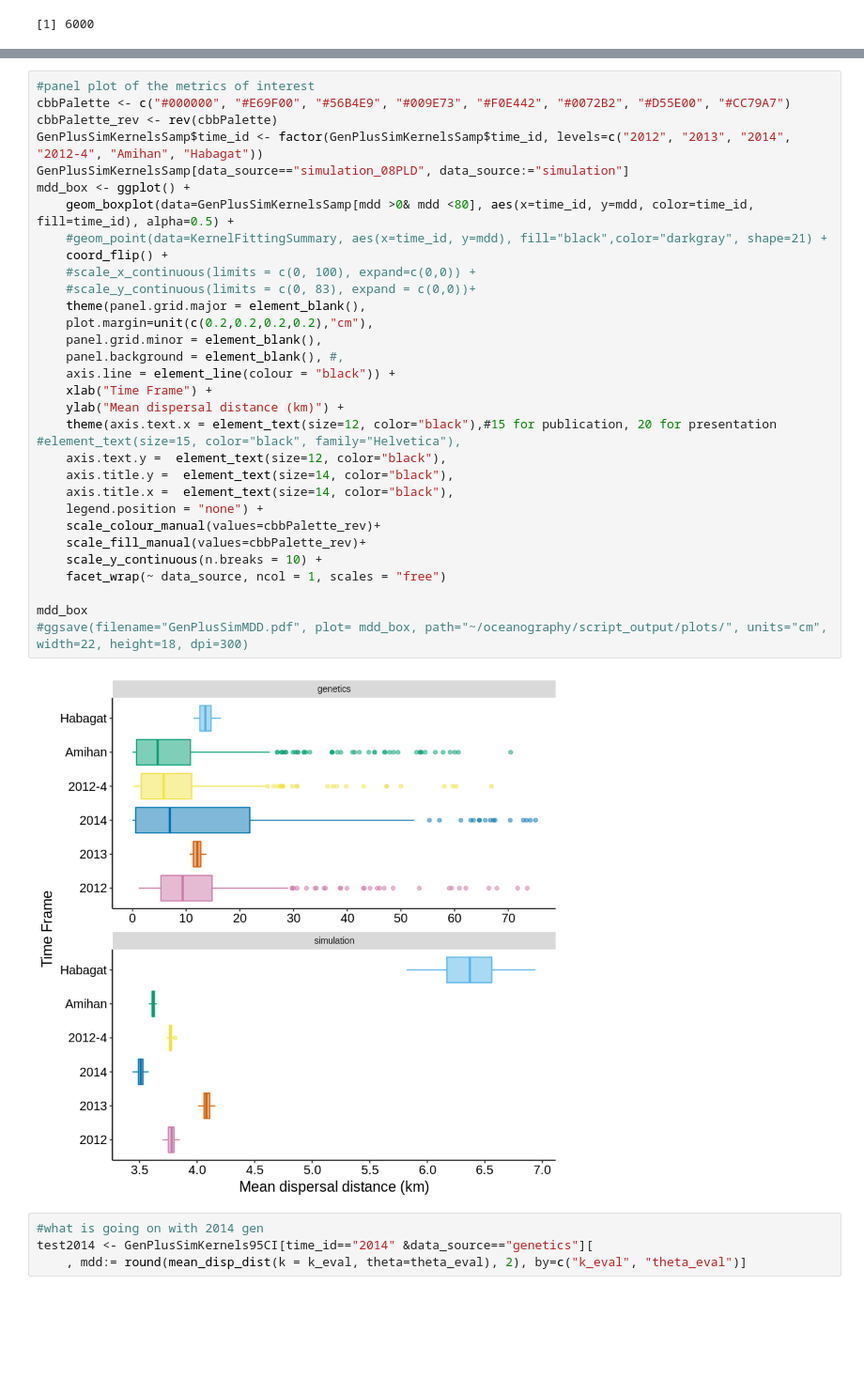
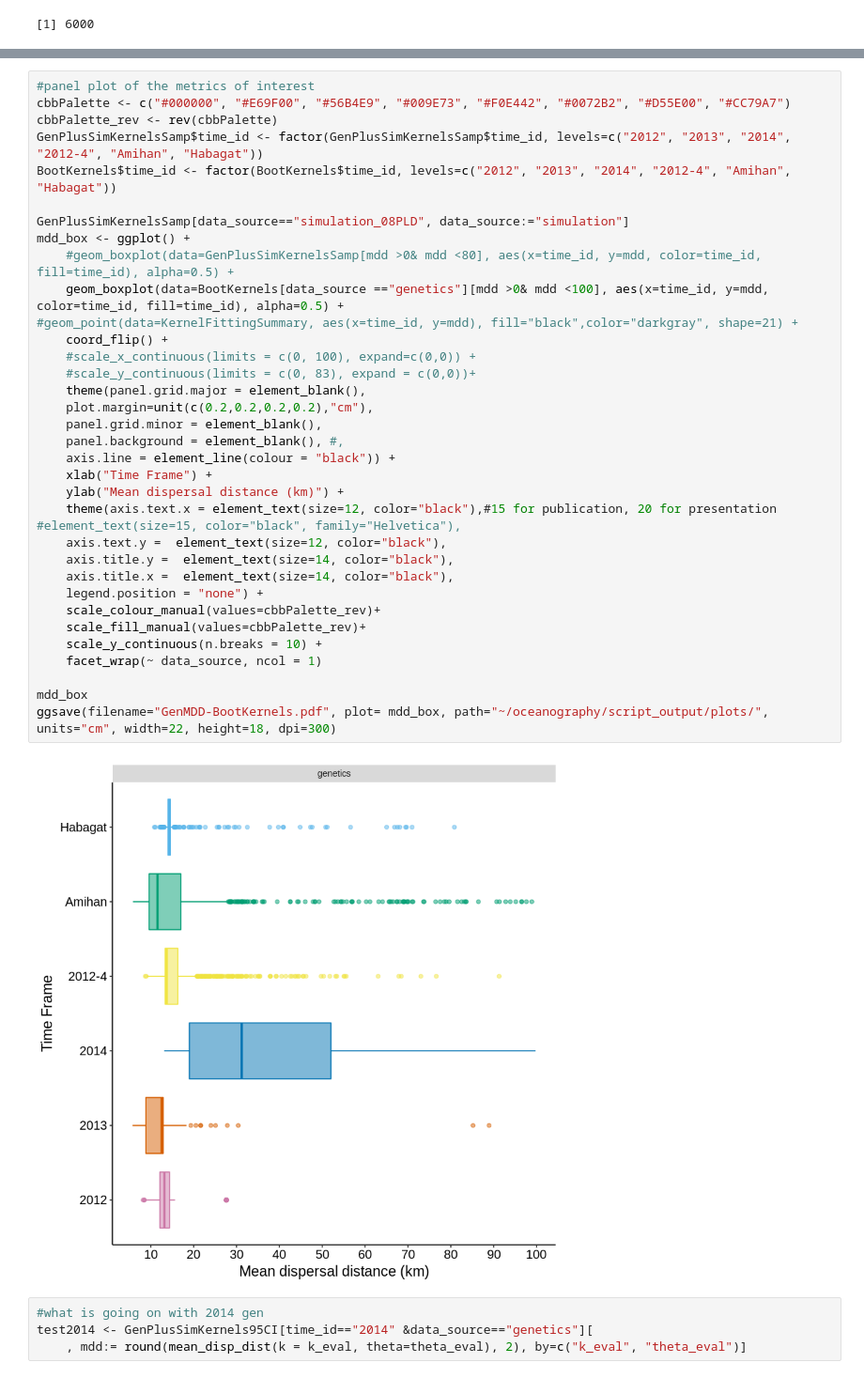
Before and after one commit to pinskylab/CamotesROMS, a Jupyter notebook: notebooks/process_ROMS_kernels.ipynb, the cells around one changed output, grey strips where cells are left out. Shown at 94% size. Cells and saved outputs as stored; diff of their text form; blank space fills up the shorter version.

```diff
--- a/notebooks/process_ROMS_kernels.ipynb
+++ b/notebooks/process_ROMS_kernels.ipynb
@@ -431,36 +434,39 @@ nrow(GenPlusSimKernelsSamp)
 # %%
 #panel plot of the metrics of interest
 cbbPalette <- c("#000000", "#E69F00", "#56B4E9", "#009E73", "#F0E442", "#0072B2", "#D55E00", "#CC79A7")
 cbbPalette_rev <- rev(cbbPalette)
 GenPlusSimKernelsSamp$time_id <- factor(GenPlusSimKernelsSamp$time_id, levels=c("2012", "2013", "2014", "2012-4", "Amihan", "Habagat"))
+BootKernels$time_id <- factor(BootKernels$time_id, levels=c("2012", "2013", "2014", "2012-4", "Amihan", "Habagat"))
+
 GenPlusSimKernelsSamp[data_source=="simulation_08PLD", data_source:="simulation"]
 mdd_box <- ggplot() +
-    geom_boxplot(data=GenPlusSimKernelsSamp[mdd >0& mdd <80], aes(x=time_id, y=mdd, color=time_id, fill=time_id), alpha=0.5) +
-    #geom_point(data=KernelFittingSummary, aes(x=time_id, y=mdd), fill="black",color="darkgray", shape=21) +
+    #geom_boxplot(data=GenPlusSimKernelsSamp[mdd >0& mdd <80], aes(x=time_id, y=mdd, color=time_id, fill=time_id), alpha=0.5) +
+    geom_boxplot(data=BootKernels[data_source =="genetics"][mdd >0& mdd <100], aes(x=time_id, y=mdd, color=time_id, fill=time_id), alpha=0.5) +
+#geom_point(data=KernelFittingSummary, aes(x=time_id, y=mdd), fill="black",color="darkgray", shape=21) +
     coord_flip() +
     #scale_x_continuous(limits = c(0, 100), expand=c(0,0)) +
     #scale_y_continuous(limits = c(0, 83), expand = c(0,0))+
     theme(panel.grid.major = element_blank(),
     plot.margin=unit(c(0.2,0.2,0.2,0.2),"cm"),
     panel.grid.minor = element_blank(),
     panel.background = element_blank(), #,
     axis.line = element_line(colour = "black")) +
     xlab("Time Frame") +
     ylab("Mean dispersal distance (km)") +
     theme(axis.text.x = element_text(size=12, color="black"),#15 for publication, 20 for presentation #element_text(size=15, color="black", family="Helvetica"),
     axis.text.y =  element_text(size=12, color="black"),
     axis.title.y =  element_text(size=14, color="black"),
     axis.title.x =  element_text(size=14, color="black"),
     legend.position = "none") +
     scale_colour_manual(values=cbbPalette_rev)+
     scale_fill_manual(values=cbbPalette_rev)+
     scale_y_continuous(n.breaks = 10) +
-    facet_wrap(~ data_source, ncol = 1, scales = "free")
+    facet_wrap(~ data_source, ncol = 1)
 
 mdd_box
-#ggsave(filename="GenPlusSimMDD.pdf", plot= mdd_box, path="~/oceanography/script_output/plots/", units="cm", width=22, height=18, dpi=300)
+ggsave(filename="GenMDD-BootKernels.pdf", plot= mdd_box, path="~/oceanography/script_output/plots/", units="cm", width=22, height=18, dpi=300)
 # %% [output]
-[figure, old version]
+[figure, new version]
 # %%
 #what is going on with 2014 gen
 test2014 <- GenPlusSimKernels95CI[time_id=="2014" &data_source=="genetics"][
```
Also changed, not shown: parts of 10 cells of this notebook, 1 other file.
